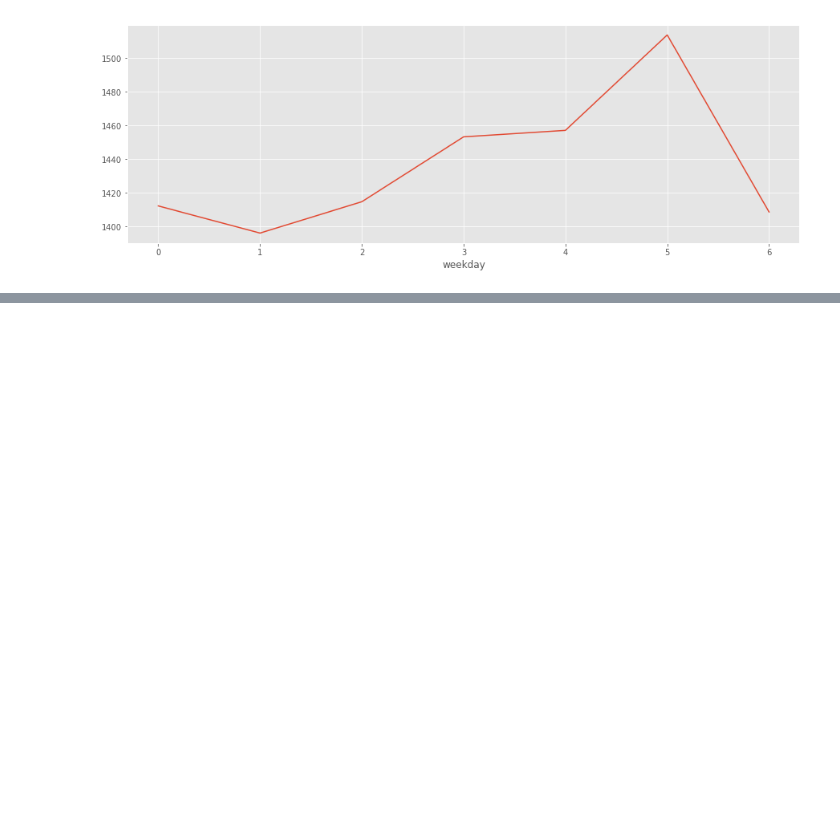
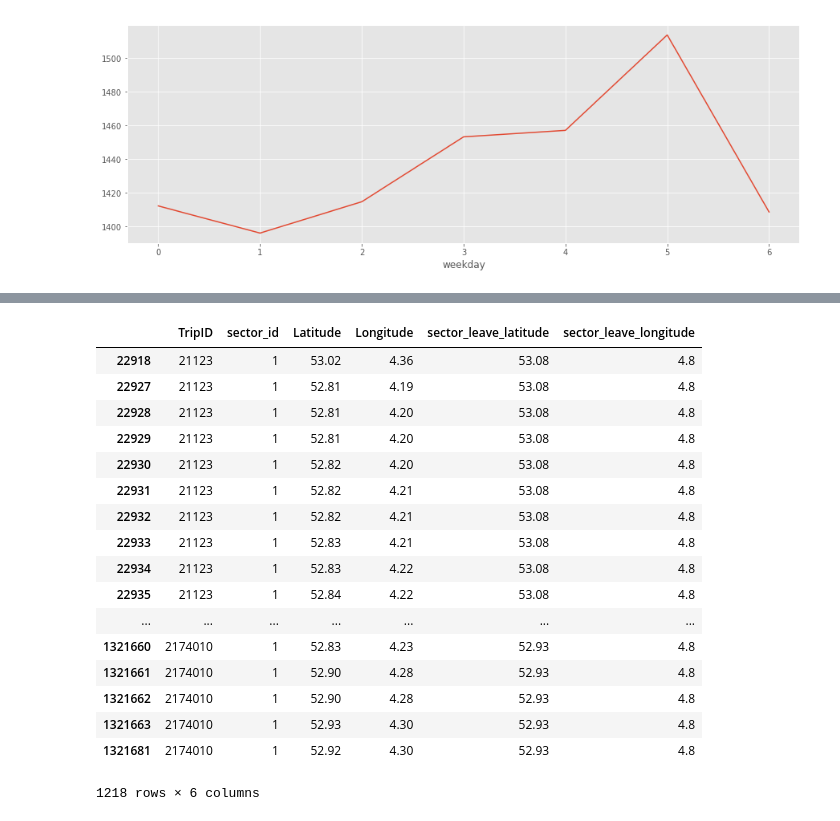
Before and after one commit to jank324/ais-predictor, a Jupyter notebook: data/filter ROT-HAM data.ipynb, the cells around one changed output, grey strips where cells are left out. Cells and saved outputs as stored; diff of their text form; code cells hidden in the pictures; blank space fills up the shorter version.

```diff
--- a/data/filter ROT-HAM data.ipynb
+++ b/data/filter ROT-HAM data.ipynb
@@ -333 +289,22 @@ test[~(test['Longitude'] == test['sector_leave_longitude'])]
+# %%
+ais_secleav[(ais_secleav['sector_leave_latitude'] < 53.1) & (ais_secleav['sector_id'] == '1')][['TripID', 'sector_id', 'Latitude', 'Longitude', 'sector_leave_latitude', 'sector_leave_longitude']]
+# %% [output]
+|  | TripID | sector_id | Latitude | Longitude | sector_leave_latitude | sector_leave_longitude |
+| 22918 | 21123 | 1 | 53.02 | 4.36 | 53.08 | 4.8 |
+| 22927 | 21123 | 1 | 52.81 | 4.19 | 53.08 | 4.8 |
+| 22928 | 21123 | 1 | 52.81 | 4.20 | 53.08 | 4.8 |
+| 22929 | 21123 | 1 | 52.81 | 4.20 | 53.08 | 4.8 |
+| 22930 | 21123 | 1 | 52.82 | 4.20 | 53.08 | 4.8 |
+| 22931 | 21123 | 1 | 52.82 | 4.21 | 53.08 | 4.8 |
+| 22932 | 21123 | 1 | 52.82 | 4.21 | 53.08 | 4.8 |
+| 22933 | 21123 | 1 | 52.83 | 4.21 | 53.08 | 4.8 |
+| 22934 | 21123 | 1 | 52.83 | 4.22 | 53.08 | 4.8 |
+| 22935 | 21123 | 1 | 52.84 | 4.22 | 53.08 | 4.8 |
+| ... | ... | ... | ... | ... | ... | ... |
+| 1321660 | 2174010 | 1 | 52.83 | 4.23 | 52.93 | 4.8 |
+| 1321661 | 2174010 | 1 | 52.90 | 4.28 | 52.93 | 4.8 |
+| 1321662 | 2174010 | 1 | 52.90 | 4.28 | 52.93 | 4.8 |
+| 1321663 | 2174010 | 1 | 52.93 | 4.30 | 52.93 | 4.8 |
+| 1321681 | 2174010 | 1 | 52.92 | 4.30 | 52.93 | 4.8 |
+1218 rows × 6 columns
 # %%
```
Also changed, not shown: parts of 38 cells of this notebook.
